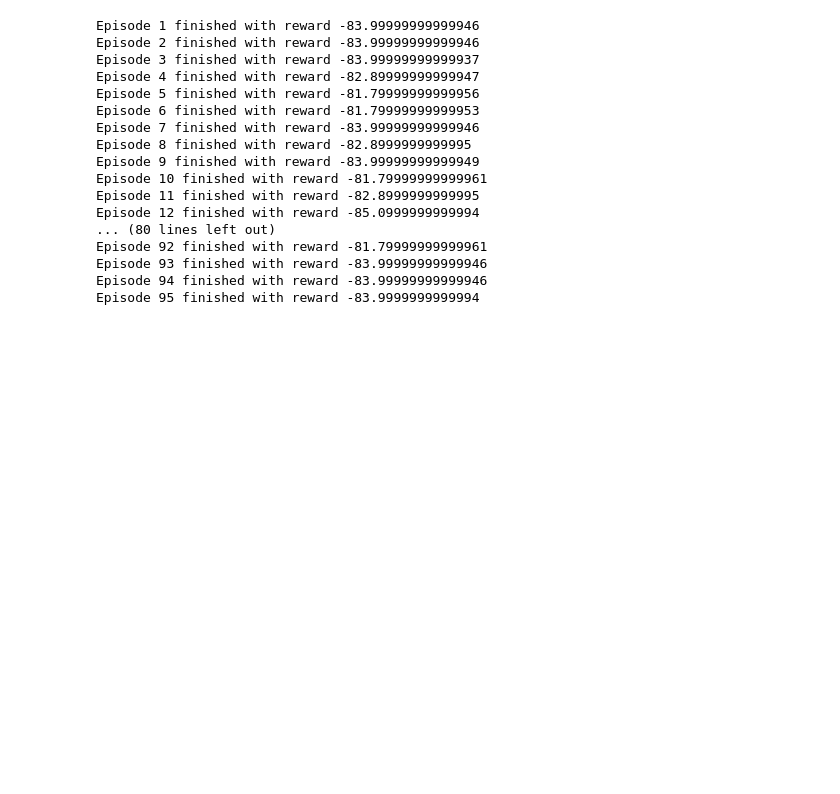
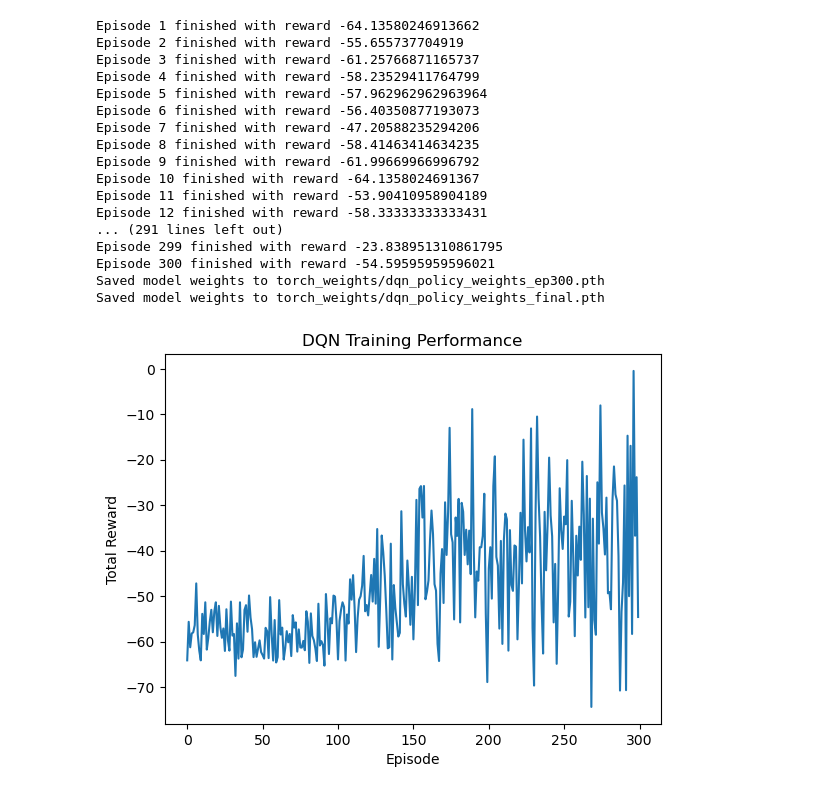
Before and after one commit to Real-Subzi/Reinforcement-Learning-Group-Project, a Jupyter notebook: notebooks/DQN_PYTORCH.ipynb, the cells around one changed output. Cells and saved outputs as stored; diff of their text form; code cells hidden in the pictures; blank space fills up the shorter version.

```diff
--- a/notebooks/DQN_PYTORCH.ipynb
+++ b/notebooks/DQN_PYTORCH.ipynb
@@ -16,7 +16,7 @@ IMG_SIZE = 96
 FRAME_STACK = 1  # You can increase this if you want to stack frames
 BUFFER_SIZE = 100_000
 BATCH_SIZE = 64
-GAMMA = 0.9
+GAMMA = 0.5
 ALPHA = 0.1
 EPSILON_START = 1.0
 EPSILON_END = 0.1
@@ -26,6 +26,7 @@ CROP_HEIGHT_PERCENTAGE = 0.12
 
 # --- Preprocessing ---
 def preprocess(image):
+    image = image[:int(image.shape[0] * (1-CROP_HEIGHT_PERCENTAGE)), :, :]
     image = cv2.cvtColor(image, cv2.COLOR_RGB2GRAY)
     image = cv2.resize(image, (IMG_SIZE, IMG_SIZE))
     image = image / 255.0
@@ -161,7 +162,7 @@ class DQNAgent:
             action = self.select_action(state)
             next_obs, reward, terminated, truncated, _ = env.step(action)
             # modifying the reward function to not get exited when getting huge
-            reward = np.clip(reward,a_min=np.NINF, a_max=1.0)
+            # reward = np.clip(reward,a_min=np.NINF, a_max=1.0)
             done = terminated or truncated
             next_state = preprocess(next_obs)
             self.store_experience((state, action, reward, next_state, float(done)))
@@ -178,47 +179,48 @@ def main():
     env = gym.make("CarRacing-v3", continuous=False)
     action_space = env.action_space.n
     state_space = (1, IMG_SIZE, IMG_SIZE)
     agent = DQNAgent(state_space, action_space)
 
     rewards = []
     for episode in range(num_episodes):
         total_reward = agent.run_episode(env)
         rewards.append(total_reward)
         print(f"Episode {episode + 1} finished with reward {total_reward}")
 
         # Save every 50 episodes
         if (episode + 1) % 50 == 0:
             checkpoint_path = f"torch_weights/dqn_policy_weights_ep{episode+1}.pth"
             torch.save(agent.policy_net.state_dict(), checkpoint_path)
             print(f"Saved model weights to {checkpoint_path}")
 
     checkpoint_path = f"torch_weights/dqn_policy_weights_final.pth"
     torch.save(agent.policy_net.state_dict(), checkpoint_path)
     print(f"Saved model weights to {checkpoint_path}")
 
     plt.plot(rewards)
     plt.xlabel("Episode")
     plt.ylabel("Total Reward")
     plt.title("DQN Training Performance")
     plt.show()
 
 if __name__ == "__main__":
     main()
 # %% [output]
-Episode 1 finished with reward -83.99999999999946
-Episode 2 finished with reward -83.99999999999946
-Episode 3 finished with reward -83.99999999999937
-Episode 4 finished with reward -82.89999999999947
-Episode 5 finished with reward -81.79999999999956
-Episode 6 finished with reward -81.79999999999953
-Episode 7 finished with reward -83.99999999999946
-Episode 8 finished with reward -82.8999999999995
-Episode 9 finished with reward -83.99999999999949
-Episode 10 finished with reward -81.79999999999961
-Episode 11 finished with reward -82.8999999999995
-Episode 12 finished with reward -85.0999999999994
-... (80 lines left out)
-Episode 92 finished with reward -81.79999999999961
-Episode 93 finished with reward -83.99999999999946
-Episode 94 finished with reward -83.99999999999946
-Episode 95 finished with reward -83.9999999999994
+Episode 1 finished with reward -64.13580246913662
+Episode 2 finished with reward -55.655737704919
+Episode 3 finished with reward -61.25766871165737
+Episode 4 finished with reward -58.23529411764799
+Episode 5 finished with reward -57.962962962963964
+Episode 6 finished with reward -56.40350877193073
+Episode 7 finished with reward -47.20588235294206
+Episode 8 finished with reward -58.41463414634235
+Episode 9 finished with reward -61.99669966996792
+Episode 10 finished with reward -64.1358024691367
+Episode 11 finished with reward -53.90410958904189
+Episode 12 finished with reward -58.33333333333431
+... (291 lines left out)
+Episode 299 finished with reward -23.838951310861795
+Episode 300 finished with reward -54.59595959596021
+Saved model weights to torch_weights/dqn_policy_weights_ep300.pth
+Saved model weights to torch_weights/dqn_policy_weights_final.pth
+[figure, added]
```
